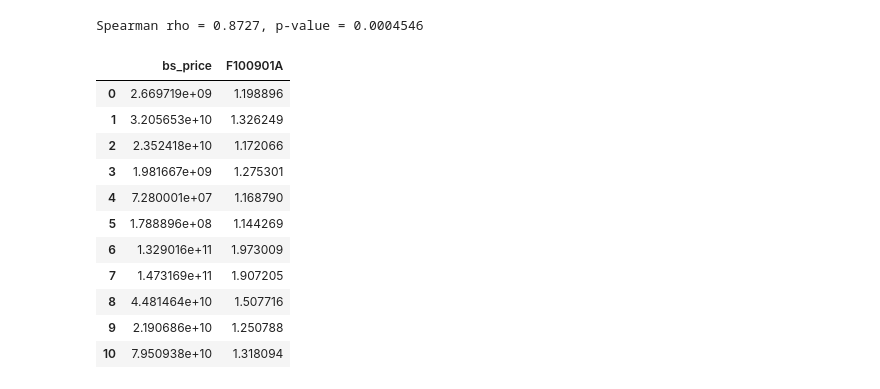
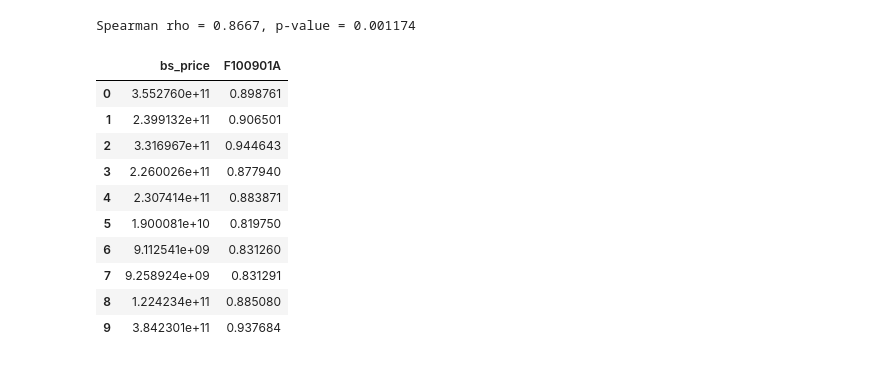
Before and after one commit to 3024174363/BS, a Jupyter notebook: 2.1.ipynb, the cells around one changed output. Saved outputs shown, nothing was run; the diff lists cells and outputs as text; code cells hidden in the pictures.

```diff
--- a/2.1.ipynb
+++ b/2.1.ipynb
@@ -1,11 +1,6 @@
 # %%
 import pandas as pd
 import numpy as np
-a=pd.read_csv('相对价值指标210221046\FI_T10.csv')
-b=pd.read_csv('数据资产价值.csv')
+a=pd.read_csv('相对价值指标210221046/FI_T10.csv',encoding='gbk')
+b=pd.read_csv('data/output/中国石化/bs_prices_600028.SH_with_year.csv')
+c="中国石化"
-# %%
-a['Accper'] = pd.to_datetime(a['Accper'])
-
-# 筛选每年12月31日
-end_of_year = a[(a['Accper'].dt.month == 12) & (a['date'].dt.day == 31)]
-print(end_of_year)
@@ -65,38 +38,38 @@ b
 # %%
 import scipy.stats as stats
-
+import pandas as pd
 # 1) 取比亚迪年末数据（近 11 期）
-byd = a[a["ShortName"] == "比亚迪"].copy()
+byd = a[a["ShortName"] == c].copy()
 byd["Accper"] = pd.to_datetime(byd["Accper"])
-byd_year_end = byd[byd["Accper"].dt.strftime("%m-%d") == "12-31"].tail(11)
+byd_year_end = byd[byd["Accper"].dt.strftime("%m-%d") == "12-31"].tail(10)
 
 # 2) 选择要对比的列（可改成 F100902A 等）
 target_col = "F100901A"
 
 # 3) 对齐长度并计算 Spearman 相关
 bs = b["bs_price"].values
 metric = byd_year_end[target_col].astype(float).values
 
 if len(bs) != len(metric):
     raise ValueError(f"长度不一致：bs_price={len(bs)}，{target_col}={len(metric)}")
 
 rho, pval = stats.spearmanr(bs, metric)
 print(f"Spearman rho = {rho:.4f}, p-value = {pval:.4g}")
 
 # 如需查看配对数据
 paired = pd.DataFrame({"bs_price": bs, target_col: metric})
+paired.to_csv(f"data/output/{c}/{c}_bs_vs_Q.csv", index=False)
 paired
 # %% [output]
-Spearman rho = 0.8727, p-value = 0.0004546
+Spearman rho = 0.8667, p-value = 0.001174
 |  | bs_price | F100901A |
-| 0 | 2.669719e+09 | 1.198896 |
-| 1 | 3.205653e+10 | 1.326249 |
-| 2 | 2.352418e+10 | 1.172066 |
-| 3 | 1.981667e+09 | 1.275301 |
-| 4 | 7.280001e+07 | 1.168790 |
-| 5 | 1.788896e+08 | 1.144269 |
-| 6 | 1.329016e+11 | 1.973009 |
-| 7 | 1.473169e+11 | 1.907205 |
-| 8 | 4.481464e+10 | 1.507716 |
-| 9 | 2.190686e+10 | 1.250788 |
-| 10 | 7.950938e+10 | 1.318094 |
+| 0 | 3.552760e+11 | 0.898761 |
+| 1 | 2.399132e+11 | 0.906501 |
+| 2 | 3.316967e+11 | 0.944643 |
+| 3 | 2.260026e+11 | 0.877940 |
+| 4 | 2.307414e+11 | 0.883871 |
+| 5 | 1.900081e+10 | 0.819750 |
+| 6 | 9.112541e+09 | 0.831260 |
+| 7 | 9.258924e+09 | 0.831291 |
+| 8 | 1.224234e+11 | 0.885080 |
+| 9 | 3.842301e+11 | 0.937684 |
```
Also changed, not shown: parts of 4 cells of this notebook, 18 other files.
